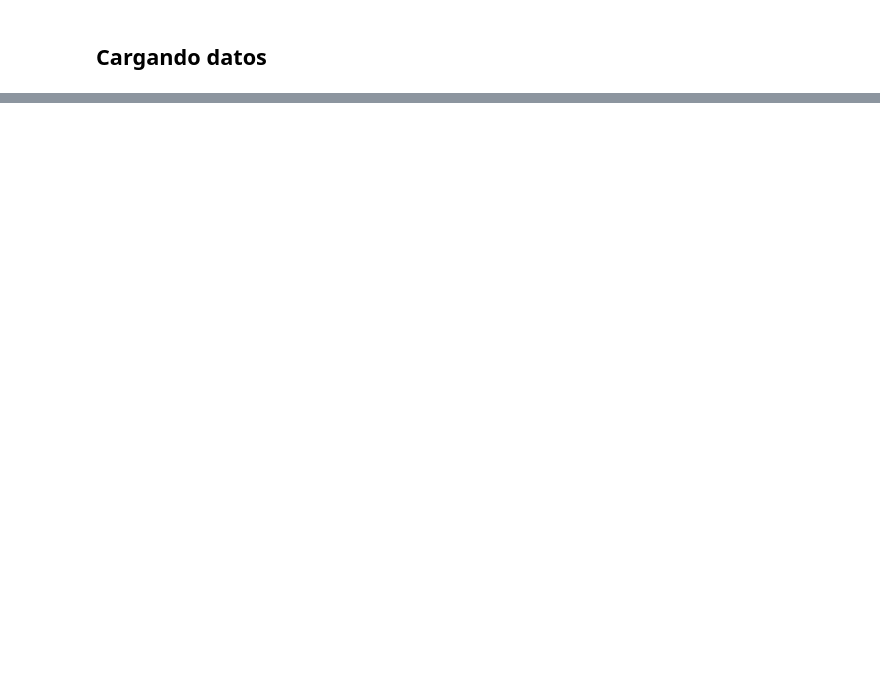
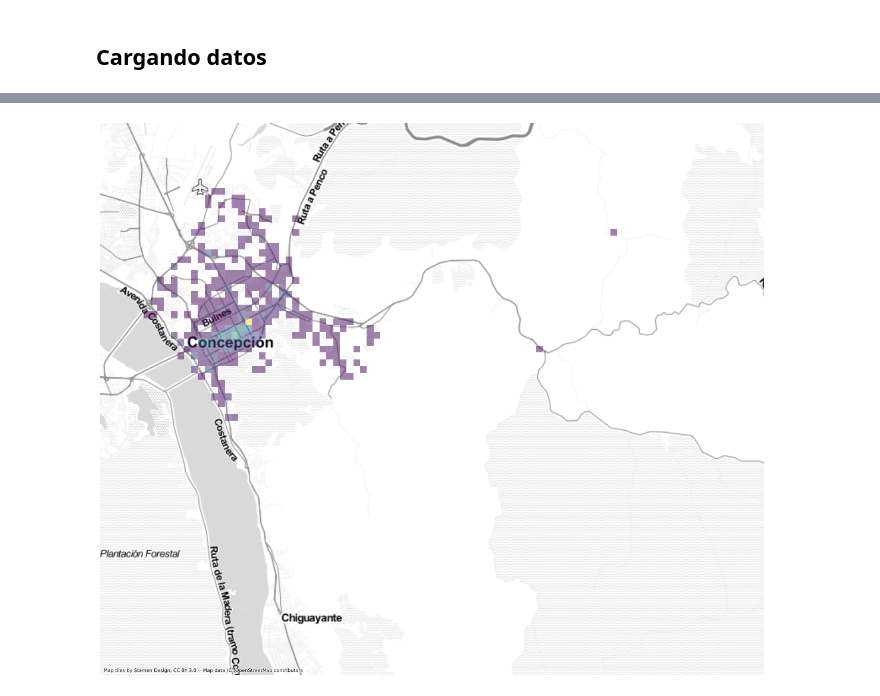
Before and after one commit to matiasfbr/CL_Seguridad_Vial, a Jupyter notebook: Seguridad Vial.ipynb, the cells around one changed output, grey strips where cells are left out. Drawn from its saved outputs; the diff is of its cells as text; code cells hidden in the pictures; blank space fills up the shorter version.

```diff
--- a/Seguridad Vial.ipynb
+++ b/Seguridad Vial.ipynb
@@ -52,0 +136,20 @@ s.set_title('Accidentes por día y hora durante 2020 en la Región de Bio Bio\n'
+# %%
+ax = df_wm.plot(figsize=(20, 20), alpha=0, edgecolor='k')
+cx.add_basemap(ax, source=cx.providers.Stamen.TonerLite)
+
+sns.histplot(
+    x = 'Longitude',
+    y = 'Latitude',
+    element = 'poly',
+    kde = True,
+    alpha = 0.5,
+    cmap = 'viridis',
+    ax = ax,
+    data = df[df['COMUNA']=='CONCEPCION']
+)
+ax.set_axis_off()
+
+
+plt.savefig('concepcion.jpg')
+# %% [output]
+[figure, added]
```
Also changed, not shown: parts of 27 cells of this notebook, 8 other files.
